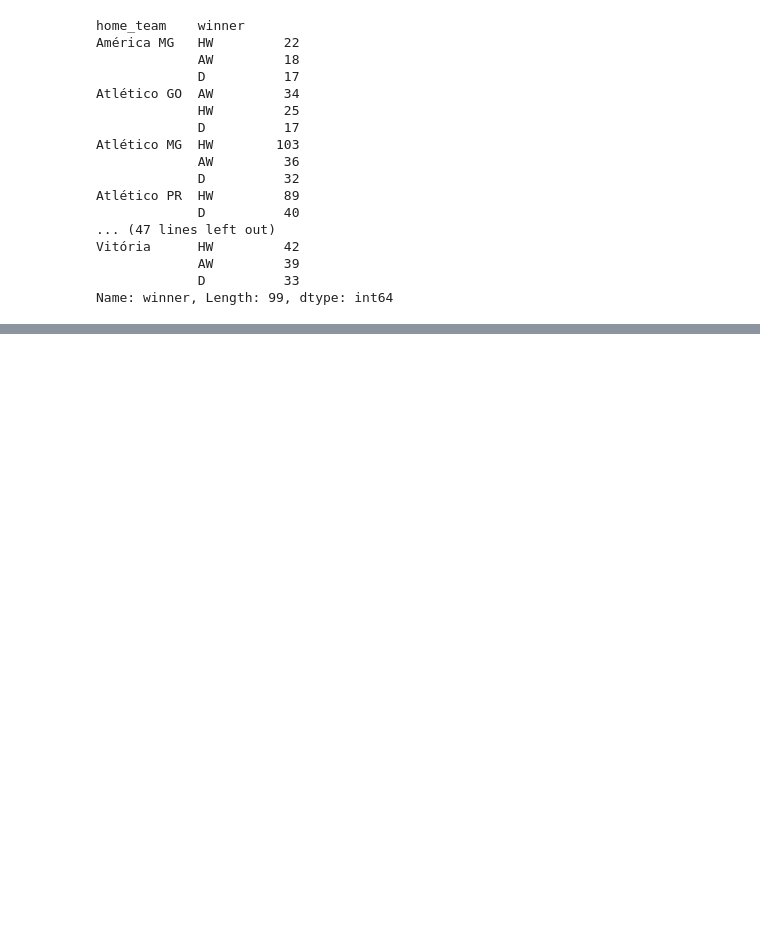
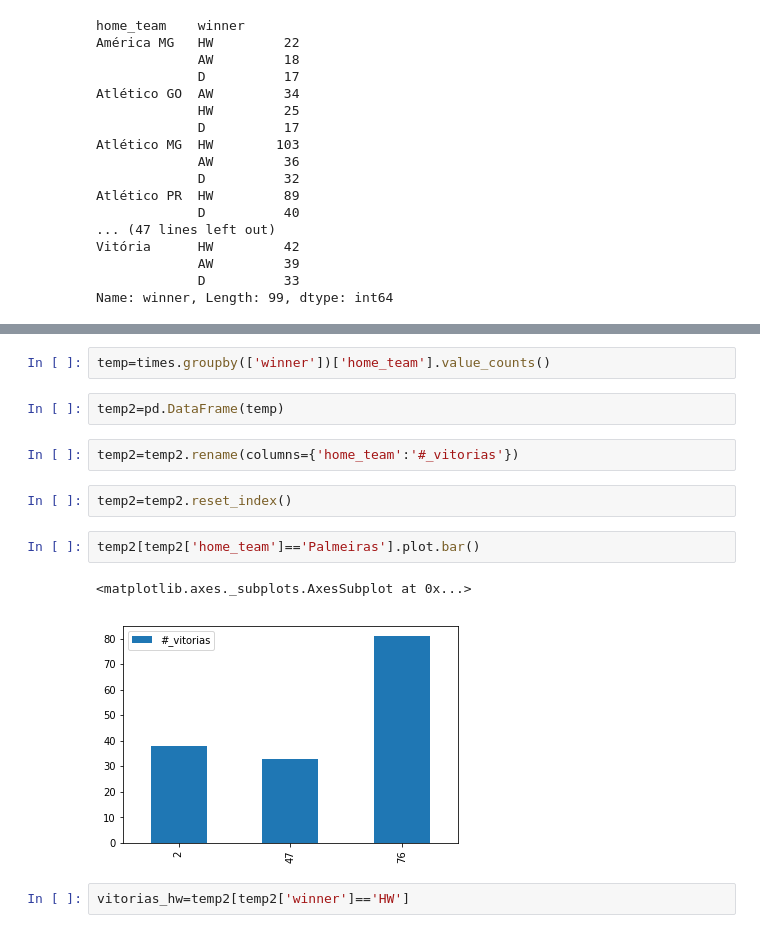
Before and after one commit to hlapa/brazilian_soccer_prediction, a Jupyter notebook: EDA.ipynb, the cells around one changed output, grey strips where cells are left out. Saved outputs shown, nothing was run; the diff lists cells and outputs as text; blank space fills up the shorter version.

```diff
--- a/EDA.ipynb
+++ b/EDA.ipynb
@@ -94,0 +156,15 @@ AttributeError: 'Series' object has no attribute 'short'
+# %%
+temp=times.groupby(['winner'])['home_team'].value_counts()
+# %%
+temp2=pd.DataFrame(temp)
+# %%
+temp2=temp2.rename(columns={'home_team':'#_vitorias'})
+# %%
+temp2=temp2.reset_index()
+# %%
+temp2[temp2['home_team']=='Palmeiras'].plot.bar()
+# %% [output]
+<matplotlib.axes._subplots.AxesSubplot at 0x...>
+[figure, added]
+# %%
+vitorias_hw=temp2[temp2['winner']=='HW']
```
Also changed, not shown: parts of 15 cells of this notebook.
